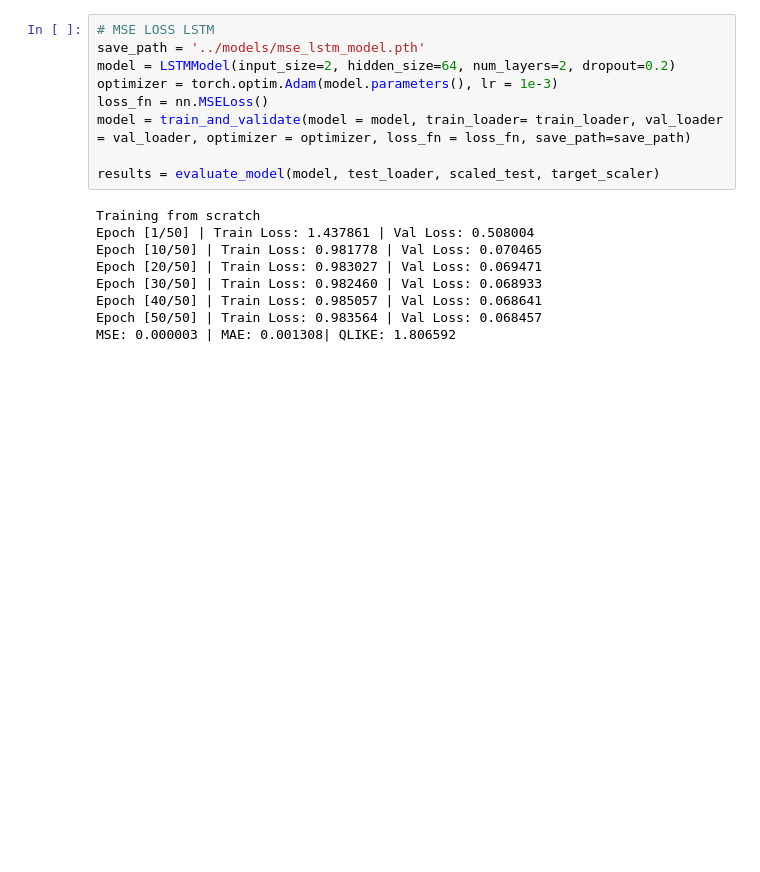
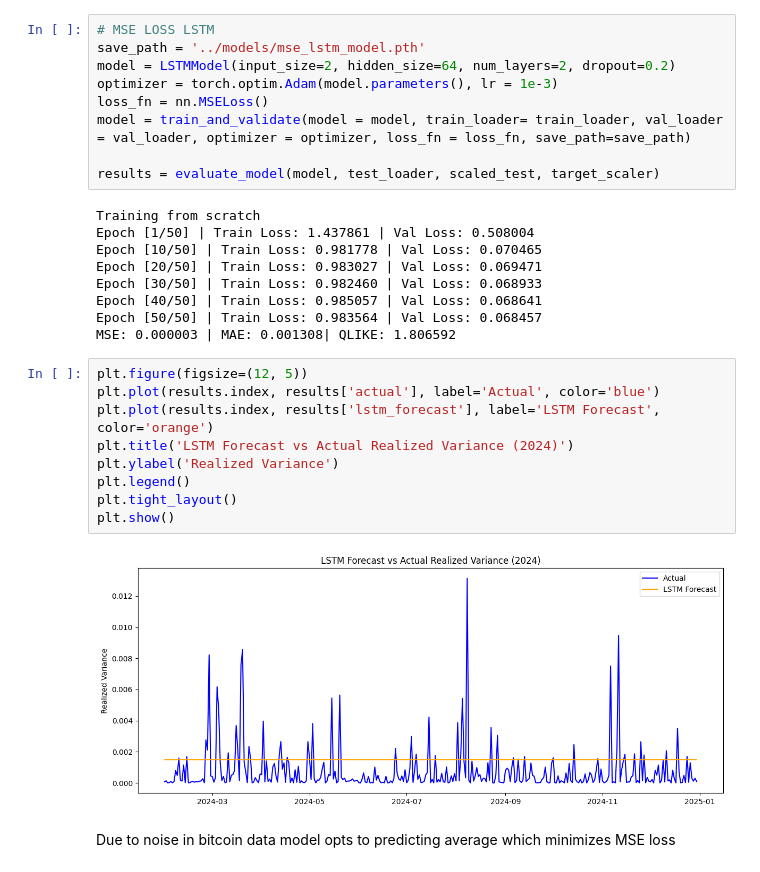
Before and after one commit to gabdeguate/volatility-forecasting, a Jupyter notebook: notebooks/03_lstm_updated.ipynb, the cells around one changed output. Saved outputs shown, nothing was run; the diff lists cells and outputs as text; blank space fills up the shorter version.

```diff
--- a/notebooks/03_lstm_updated.ipynb
+++ b/notebooks/03_lstm_updated.ipynb
@@ -236,3 +236,16 @@ Epoch [30/50] | Train Loss: 0.982460 | Val Loss: 0.068933
 Epoch [40/50] | Train Loss: 0.985057 | Val Loss: 0.068641
 Epoch [50/50] | Train Loss: 0.983564 | Val Loss: 0.068457
 MSE: 0.000003 | MAE: 0.001308| QLIKE: 1.806592
+# %%
+plt.figure(figsize=(12, 5))
+plt.plot(results.index, results['actual'], label='Actual', color='blue')
+plt.plot(results.index, results['lstm_forecast'], label='LSTM Forecast', color='orange')
+plt.title('LSTM Forecast vs Actual Realized Variance (2024)')
+plt.ylabel('Realized Variance')
+plt.legend()
+plt.tight_layout()
+plt.show()
+# %% [output]
+[figure, added]
+# %% [markdown]
+Due to noise in bitcoin data model opts to predicting average which minimizes MSE loss
```
Also changed, not shown: 7 other files.
